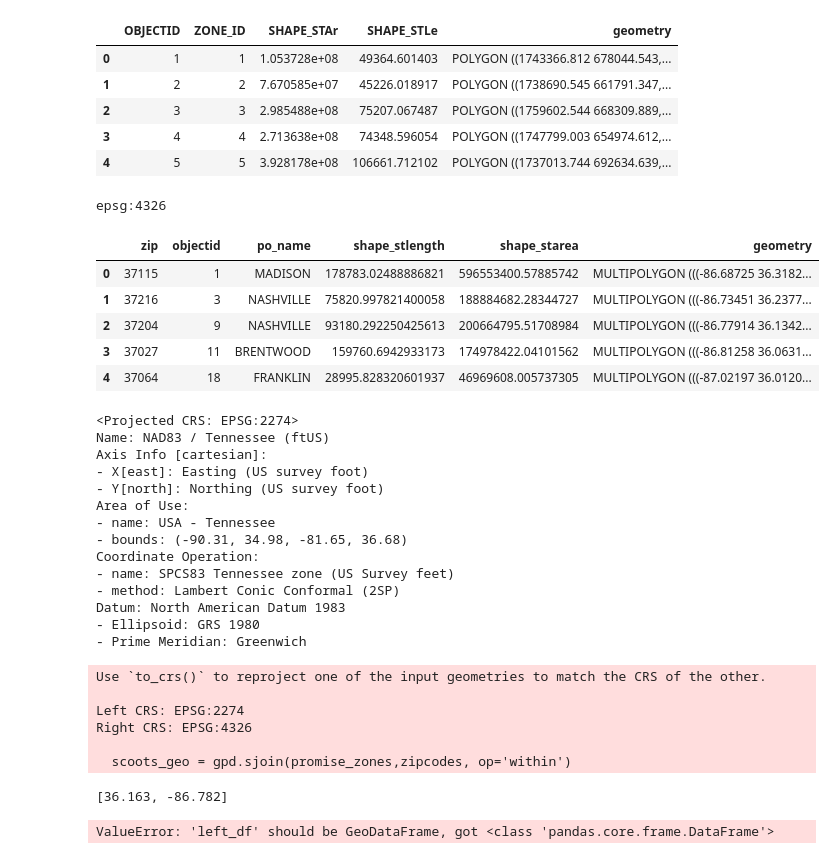
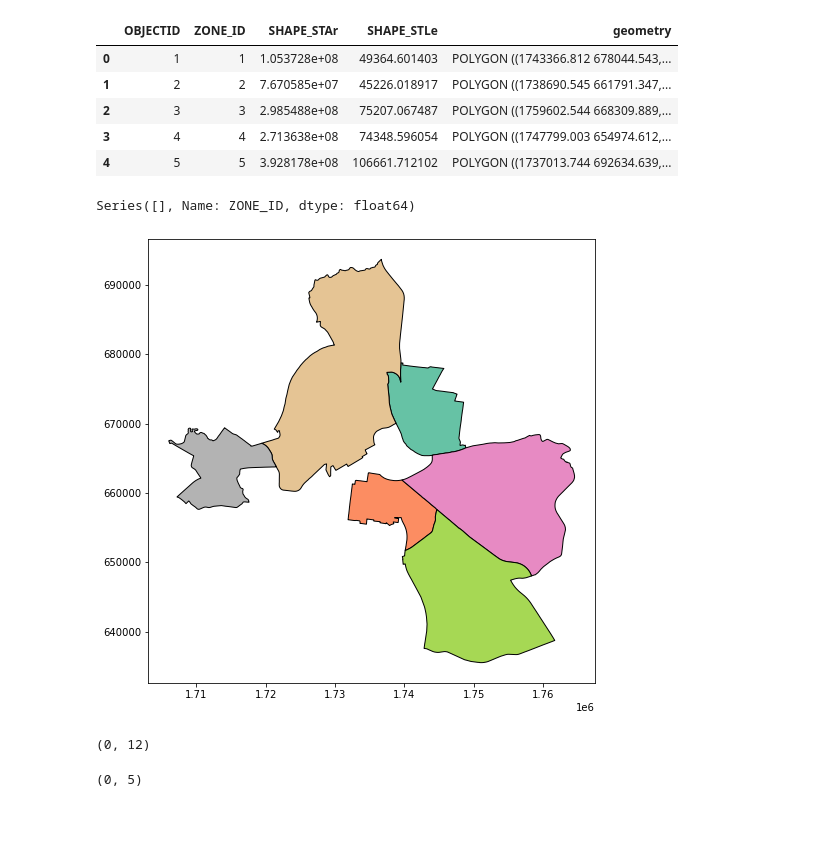
Before and after one commit to derektprice/mapping_scooters_nashville_python, a Jupyter notebook: notebooks/may2.ipynb, the cells around one changed output. Drawn from its saved outputs; the diff is of its cells as text; code cells hidden in the pictures; blank space fills up the shorter version.

```diff
--- a/notebooks/may2.ipynb
+++ b/notebooks/may2.ipynb
@@ -204,6 +204,6 @@ Powered523737              1
 PoweredCI6VKIK2KOFMC       1
 Name: sumdid, Length: 8303, dtype: int64
 # %%
-scoots_geo = gpd.GeoDataFrame(may,
+scoots_geo = gpd.GeoDataFrame(the_output,
                            crs = promise_zones.crs,
-                           geometry = promise_zones['geometry'])
+                           geometry = the_output['geometry'])
@@ -213,0 +214,3 @@ geopandas.geodataframe.GeoDataFrame
+# %%
+output_and_promise = gpd.sjoin(scoots_geo, promise_zones, op="within")
+output_and_promise.head()
@@ -220,50 +225,29 @@ promise_zones.head()
 | 2 | 3 | 3 | 2.985488e+08 | 75207.067487 | POLYGON ((1759602.544 668309.889,... |
 | 3 | 4 | 4 | 2.713638e+08 | 74348.596054 | POLYGON ((1747799.003 654974.612,... |
 | 4 | 5 | 5 | 3.928178e+08 | 106661.712102 | POLYGON ((1737013.744 692634.639,... |
-# %%
-zipcodes = gpd.read_file('../data/zipcodes.geojson')
-print(zipcodes.crs)
-zipcodes.head( )
-# %% [output]
-epsg:4326
-|  | zip | objectid | po_name | shape_stlength | shape_starea | geometry |
-| 0 | 37115 | 1 | MADISON | 178783.02488886821 | 596553400.57885742 | MULTIPOLYGON (((-86.68725 36.3182... |
-| 1 | 37216 | 3 | NASHVILLE | 75820.997821400058 | 188884682.28344727 | MULTIPOLYGON (((-86.73451 36.2377... |
-| 2 | 37204 | 9 | NASHVILLE | 93180.292250425613 | 200664795.51708984 | MULTIPOLYGON (((-86.77914 36.1342... |
-| 3 | 37027 | 11 | BRENTWOOD | 159760.6942933173 | 174978422.04101562 | MULTIPOLYGON (((-86.81258 36.0631... |
-| 4 | 37064 | 18 | FRANKLIN | 28995.828320601937 | 46969608.005737305 | MULTIPOLYGON (((-87.02197 36.0120... |
-# %%
-promise_zones.crs
-# %% [output]
-<Projected CRS: EPSG:2274>
-Name: NAD83 / Tennessee (ftUS)
-Axis Info [cartesian]:
-- X[east]: Easting (US survey foot)
-- Y[north]: Northing (US survey foot)
-Area of Use:
-- name: USA - Tennessee
-- bounds: (-90.31, 34.98, -81.65, 36.68)
-Coordinate Operation:
-- name: SPCS83 Tennessee zone (US Survey feet)
-- method: Lambert Conic Conformal (2SP)
-Datum: North American Datum 1983
-- Ellipsoid: GRS 1980
-- Prime Meridian: Greenwich
-# %%
-scoots_geo = gpd.sjoin(promise_zones,zipcodes, op='within')
-# %% [output]
-Use `to_crs()` to reproject one of the input geometries to match the CRS of the other.
-
-Left CRS: EPSG:2274
-Right CRS: EPSG:4326
-
-  scoots_geo = gpd.sjoin(promise_zones,zipcodes, op='within')
-# %%
-area_center = [36.163,-86.782]
-print(area_center)
-# %% [output]
-[36.163, -86.782]
-# %%
-scoots_geo = gpd.sjoin(may,promise_zones, op = 'within')
-# %% [output]
-ValueError: 'left_df' should be GeoDataFrame, got <class 'pandas.core.frame.DataFrame'>
+# %%
+output_and_promise['ZONE_ID'].value_counts(normalize=True)
+# output_geodf_and_zip['zip'].value_counts()
+# %% [output]
+Series([], Name: ZONE_ID, dtype: float64)
+# %%
+
+#plotting output onto promise zones
+leg_kwds = {'title': 'Promise Zone', 'loc': 'upper left',
+            'bbox_to_anchor': (1, 1.03), 'ncol': 1}
+
+ax = promise_zones.plot(figsize = (8, 10), cmap='Set2', edgecolor = 'black',
+              legend = True, legend_kwds = leg_kwds)
+output_and_promise.plot(ax = ax, column='sumdid')
+plt.show();
+# %% [output]
+[figure, added]
+# %%
+may_1_1AM_geodf
+# %% [output]
+(0, 12)
+# %%
+polygonzone1 = promise_zones.loc[promise_zones['ZONE_ID'] == '1']
+polygonzone1.shape
+# %% [output]
+(0, 5)
```
Also changed, not shown: parts of 10 cells of this notebook, 6 other files.
